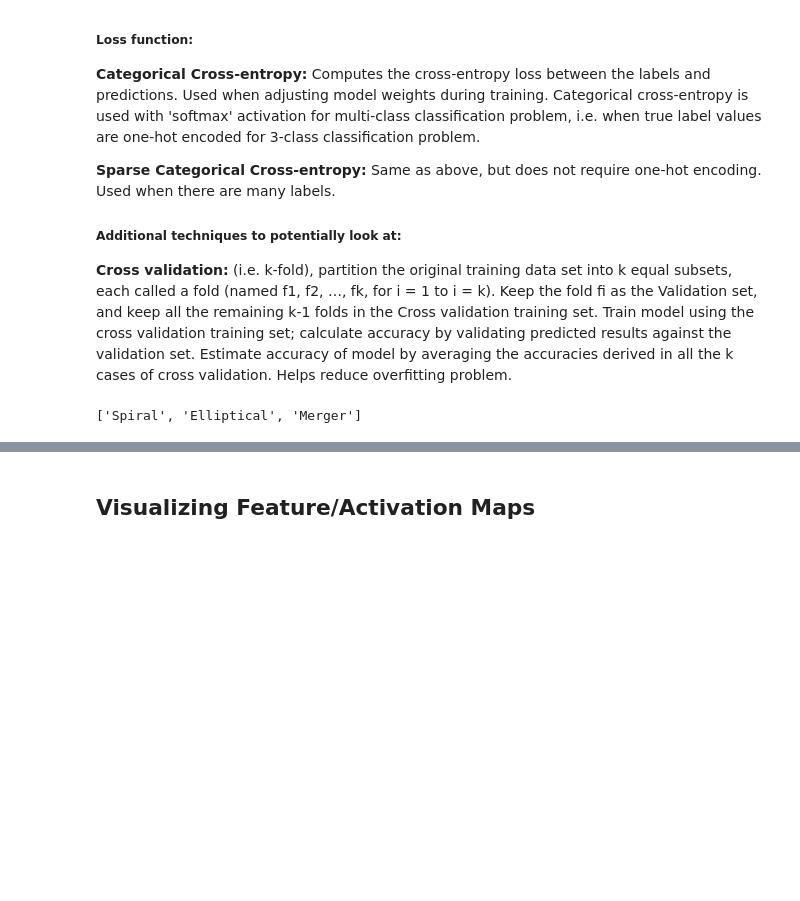
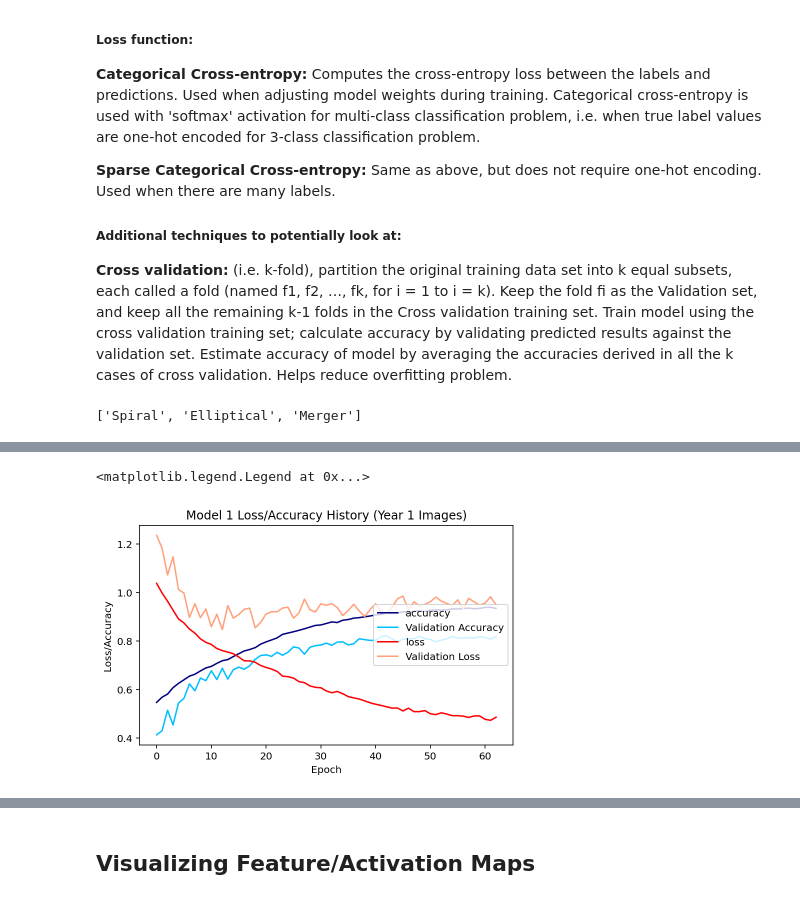
Before and after one commit to marinadunn/thesis, a Jupyter notebook: Research_Notebook.ipynb, the cells around one changed output, grey strips where cells are left out. Cells and saved outputs as stored; diff of their text form; code cells hidden in the pictures; blank space fills up the shorter version.

Commit message:
add second model setup and save first

```diff
--- a/Research_Notebook.ipynb
+++ b/Research_Notebook.ipynb
@@ -323,0 +293,10 @@ Image -> Conv layer -> Pool Layer -> Conv layer -> Pool Layer - > Conv layer ->
+# %%
+base_dir = '/Users/marinadunn/Desktop/Grad_School/Research/'
+train_dir = os.path.join(base_dir, 'train')
+validation_dir = os.path.join(base_dir, 'validation')
+test_dir = os.path.join(base_dir, 'test')
+
+f_model = base_dir + "model.json" # model data (architecture)
+f_history = base_dir + "history.json" # training history
+f_weights = base_dir + "weights.h5" # model data (final weights)
+f_best_weights = base_dir + "best_weights.h5" # model data (best weights, give highest validation accuracy)
@@ -349,19 +330,19 @@ b2 = BatchNormalization()(c2)
 d2 = MaxPooling2D(pool_size=(2, 2), strides=None, padding='valid', data_format='channels_first', name='maxpool_3')(b2)
 e2 = Dropout(0.5)(d2)
 
-
-# Constraints for layer 4
 #flatten (or unroll) the 3D output to 1D
 f = Flatten()(e2)
+
+# hidden layer
 # Dense layer: takes 1D vector as input, current output is a 3D tensor; start simple, then change unit to try to increase performance
-z0 = Dense(512, activation='relu', name='dense_1')(f)
-z1 = Dense(256, activation='relu', name='dense_2')(z0)
+z0 = Dense(512, activation='relu', kernel_regularizer=l2(0.0001), name='dense_1')(f)
+z1 = Dense(256, activation='relu', kernel_regularizer=l2(0.0001), name='dense_2')(z0)
 # use L2 regulization: take sum of all params squared & add it w/ square difference of actual output & predictions
 # weights not sparse, will get much better accuracy than L1
 z2 = Dense(64, activation='relu', kernel_regularizer=l2(0.0001), name='dense_3')(z1)
 z3 = Dense(32, activation='relu', kernel_regularizer=l2(0.0001), name='dense_4')(z2)
 # output layer must create 3 output values, one for each class
 # use “softmax” activation function to ensure output values are in range 0-1 & may be used as predicted probabilities
-y = Dense(3, activation='softmax', name='output')(z3)
+y = Dense(NUM_CLASSES, activation='softmax', name='output')(z3)
 
 model = Model(inputs=x, outputs=y)
@@ -370,8 +355,8 @@ model = Model(inputs=x, outputs=y)
 optimizer = 'adam'
 metrics = ['accuracy']
 # Multi-Class Cross-Entropy Loss
-loss = 'sparse_categorical_crossentropy'
-model.compile(loss=loss, optimizer=optimizer, metrics=metrics, include_top=False)
+loss = 'categorical_crossentropy'
+model.compile(loss=loss, optimizer=optimizer, metrics=metrics)
 model.summary()
 # %% [output]
 Model: "model"
@@ -403,7 +388,7 @@ Verbose = 1: A bar depicting the progress of training is displayed
 
 es = [EarlyStopping(monitor='val_loss', mode='min', verbose=1, patience=50),
 # Save best weights in order to maximize validation accuracy, only saves when the model is considered the "best"
-     ModelCheckpoint(filepath='/best_weights', monitor='val_acc', mode='max', verbose=1, save_best_only=True)]
+     ModelCheckpoint(filepath=f_best_weights, monitor='val_acc', mode='max', verbose=1, save_best_only=True)]
 # %%
 # Train Model
 
@@ -449,32 +464,35 @@ print("%s: %.2f%%" % (model.metrics_names[1], score[1]*100))
 # %%
-# Visualize training results
+# Visualize training results (Loss)
 
 # Accuracy
 acc = history.history['accuracy']
 val_acc = history.history['val_accuracy']
 
 # Loss
 loss = history.history['loss']
 val_loss = history.history['val_loss']
 
 epochs = list(range(len(loss)))
 
 #plot
 figsize=(6,4)
 fig, axis1 = plt.subplots(figsize=figsize)
 
 plot1_lacc = axis1.plot(epochs, acc, 'navy', label='accuracy')
 plot1_val_lacc = axis1.plot(epochs, val_acc, 'deepskyblue', label="Validation Accuracy")
 
 plot1_loss = axis1.plot(epochs, loss, 'red', label='loss')
 plot1_val_loss = axis1.plot(epochs, val_loss, 'lightsalmon', label="Validation Loss")
 
 
 plots = plot1_loss + plot1_val_loss
 labs = [l.get_label() for l in plots]
 
 axis1.set_xlabel('Epoch')
 axis1.set_ylabel('Loss/Accuracy')
-plt.title("Loss/Accuracy History (Year 1 Images)")
+plt.title("Model 1 Loss/Accuracy History (Year 1 Images)")
 plt.tight_layout()
 axis1.legend(loc='center right')
+# %% [output]
+<matplotlib.legend.Legend at 0x...>
+[figure, added]
```
Also changed, not shown: parts of 63 cells of this notebook.
